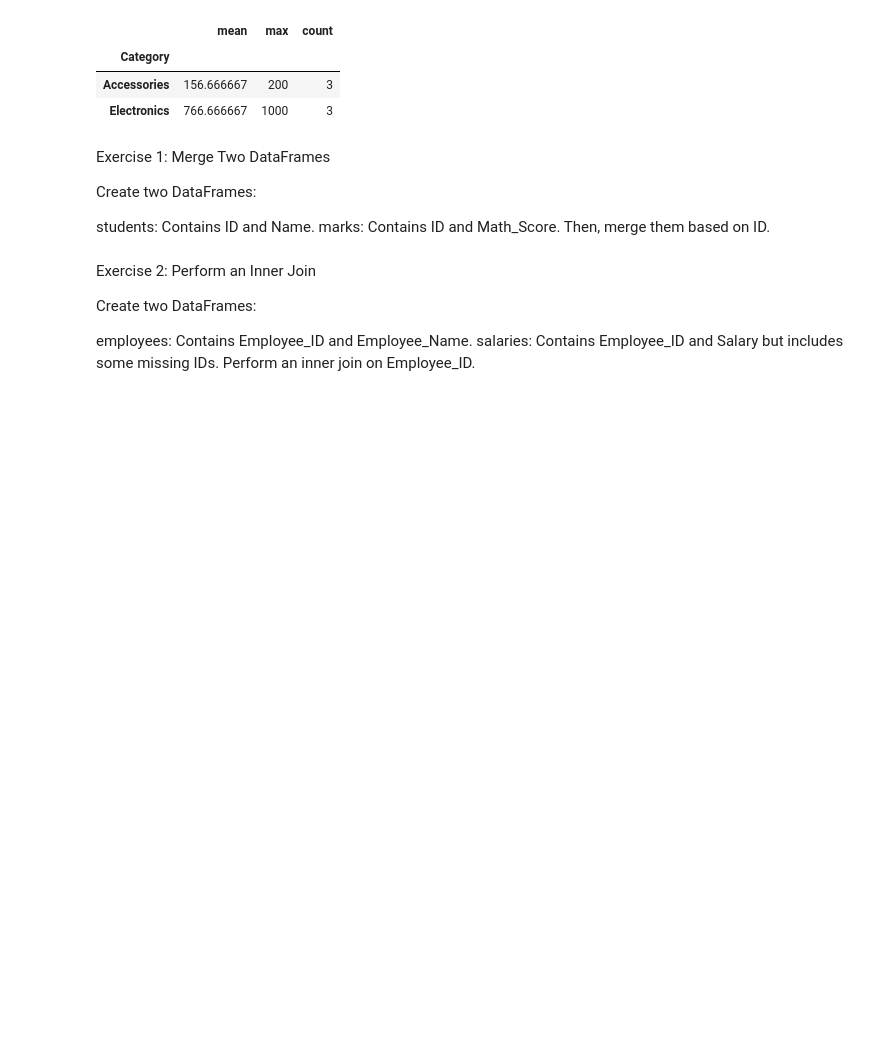
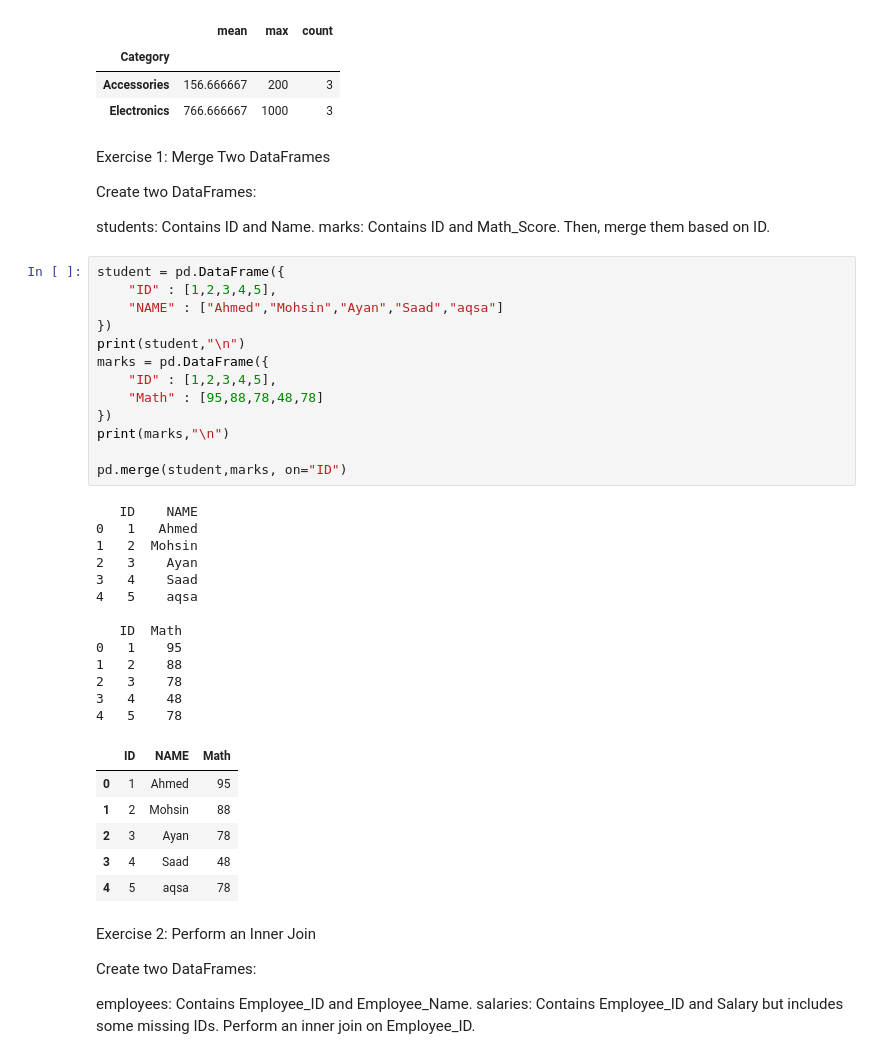
Before and after one commit to ahmed2402/Learning-Pandas, a Jupyter notebook: pandas.ipynb, the cells around one changed output. Cells and saved outputs as stored; diff of their text form; blank space fills up the shorter version.

```diff
--- a/pandas.ipynb
+++ b/pandas.ipynb
@@ -379,6 +379,39 @@ Create two DataFrames:
 students: Contains ID and Name.
 marks: Contains ID and Math_Score.
 Then, merge them based on ID.
+# %%
+student = pd.DataFrame({
+    "ID" : [1,2,3,4,5],
+    "NAME" : ["Ahmed","Mohsin","Ayan","Saad","aqsa"]
+})
+print(student,"\n")
+marks = pd.DataFrame({
+    "ID" : [1,2,3,4,5],
+    "Math" : [95,88,78,48,78]
+})
+print(marks,"\n")
+
+pd.merge(student,marks, on="ID")
+# %% [output]
+   ID    NAME
+0   1   Ahmed
+1   2  Mohsin
+2   3    Ayan
+3   4    Saad
+4   5    aqsa
+
+   ID  Math
+0   1    95
+1   2    88
+2   3    78
+3   4    48
+4   5    78
+|  | ID | NAME | Math |
+| 0 | 1 | Ahmed | 95 |
+| 1 | 2 | Mohsin | 88 |
+| 2 | 3 | Ayan | 78 |
+| 3 | 4 | Saad | 48 |
+| 4 | 5 | aqsa | 78 |
 # %% [markdown]
 Exercise 2: Perform an Inner Join
 
```
Also changed, not shown: parts of 4 cells of this notebook.
